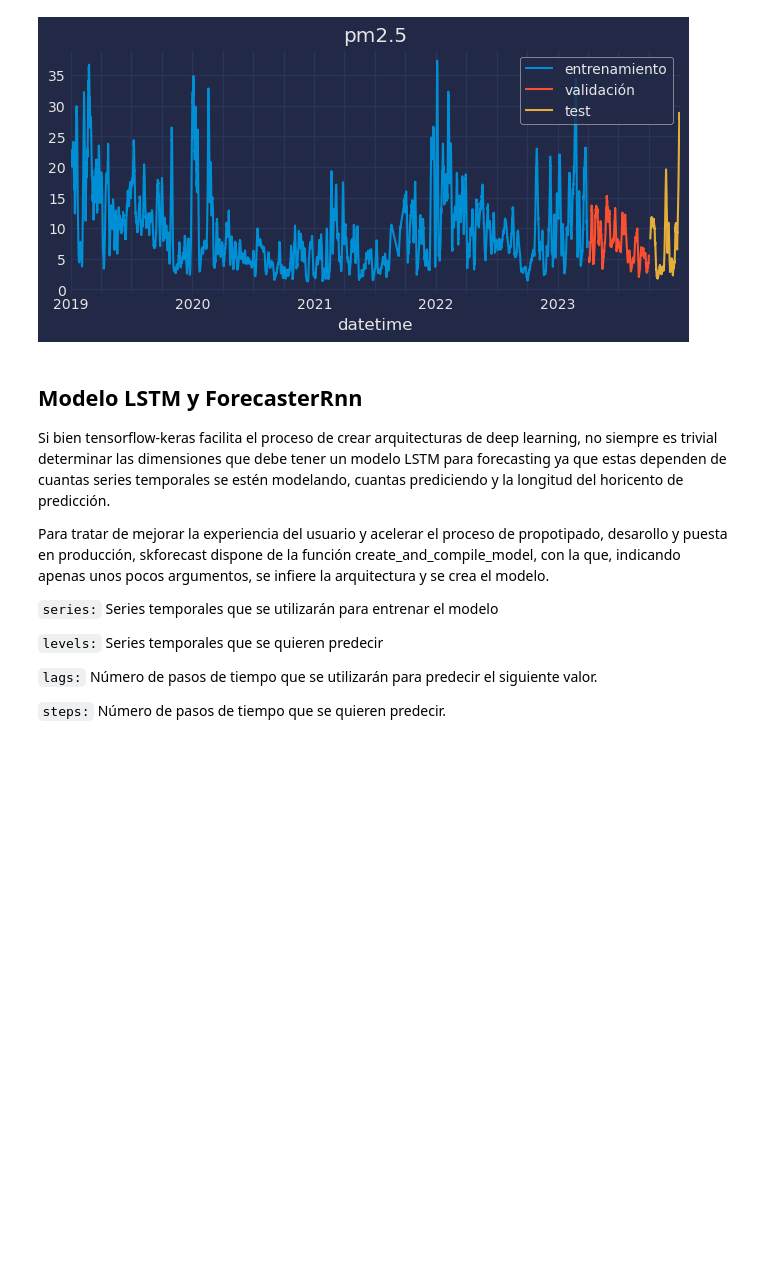
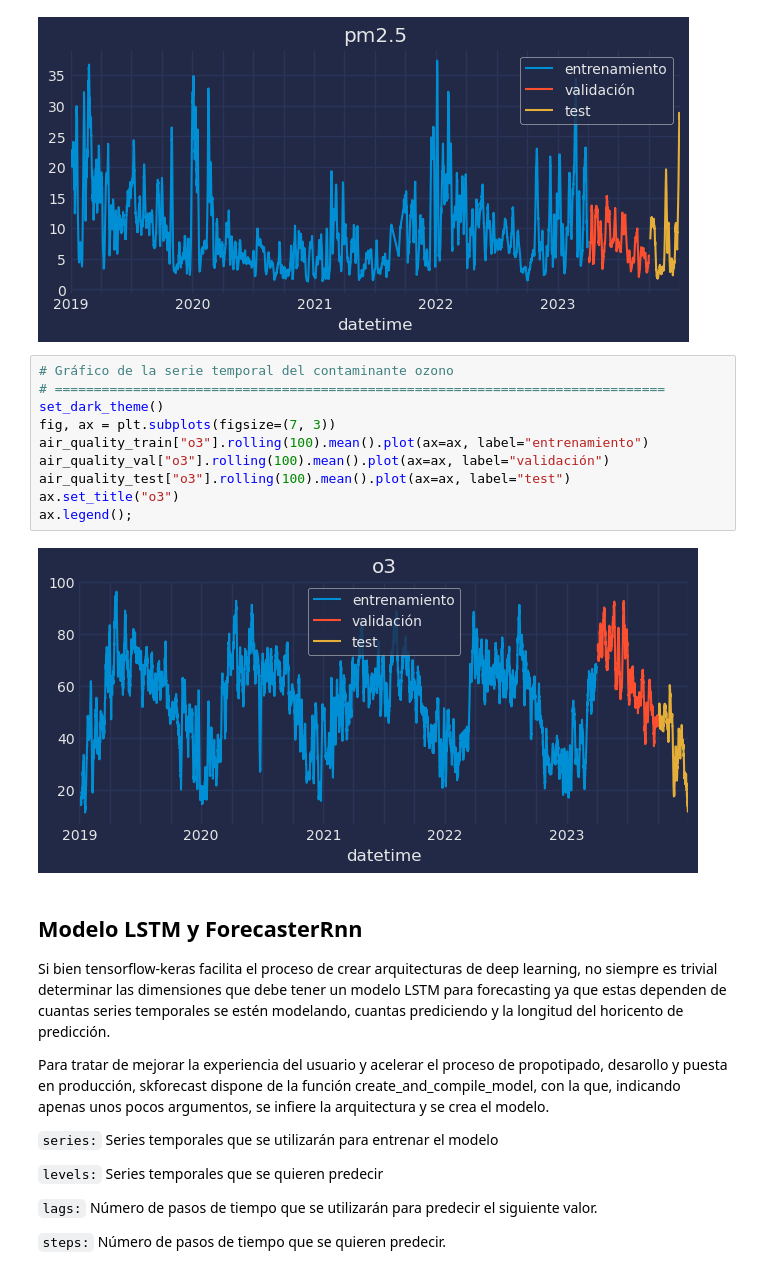
Before and after one commit to Wilsonsr/Series-de-Tiempo, a Jupyter notebook: CUADERNOS/series_tiempo_redes_neuronales.ipynb, the cells around one changed output. Drawn from its saved outputs; the diff is of its cells as text; blank space fills up the shorter version.

```diff
--- a/CUADERNOS/series_tiempo_redes_neuronales.ipynb
+++ b/CUADERNOS/series_tiempo_redes_neuronales.ipynb
@@ -257,6 +240,18 @@ ax.set_title("pm2.5")
 ax.legend();
 # %% [output]
 [figure]
+# %%
+# Gráfico de la serie temporal del contaminante ozono
+# ==============================================================================
+set_dark_theme()
+fig, ax = plt.subplots(figsize=(7, 3))
+air_quality_train["o3"].rolling(100).mean().plot(ax=ax, label="entrenamiento")
+air_quality_val["o3"].rolling(100).mean().plot(ax=ax, label="validación")
+air_quality_test["o3"].rolling(100).mean().plot(ax=ax, label="test")
+ax.set_title("o3")
+ax.legend();
+# %% [output]
+[figure, added]
 # %% [markdown]
 ## Modelo LSTM y ForecasterRnn
 
```
Also changed, not shown: parts of 33 cells of this notebook.
